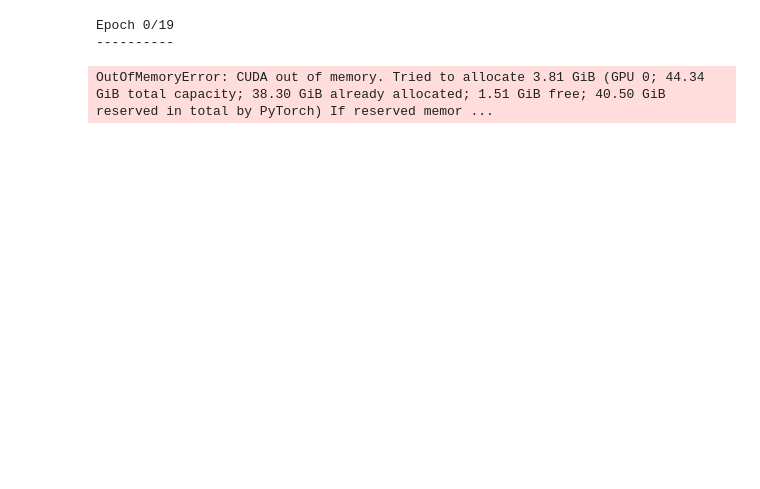
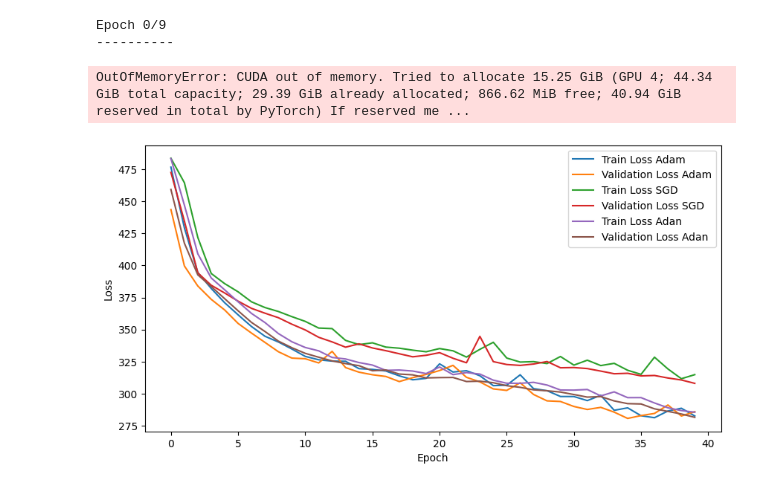
Before and after one commit to roywe/modern_optimizers_for_multiclass_tasks, a Jupyter notebook: models/audio_ecs/model.ipynb, the cells around one changed output. Saved outputs shown, nothing was run; the diff lists cells and outputs as text; code cells hidden in the pictures; blank space fills up the shorter version.

Commit message:
ecs keep moving forward - train on 100 trails (or 10 minutes) results in 20240809, 64 batch size for 100 epochs also readme and git ignore

```diff
--- a/models/audio_ecs/model.ipynb
+++ b/models/audio_ecs/model.ipynb
@@ -186,4 +126,0 @@ dataloaders = {
-# %%
-import numpy as np
-training_loss = [i.cpu().numpy().tolist() for i in training_loss]
-val_acc_history = [i.cpu().numpy().tolist() for i in val_acc_history]
@@ -192,17 +138,22 @@ NameError: name 'training_loss' is not defined
 # %%
-
+# chosen params by study:
 #ADAM:
 # Params:
-#     lr: 0.0012161288828451268
+#     lr: 0.0013026133692602524
 # SGD
-# lr: 0.0004399074848905889
-#     sgd_momentum: 0.782315314217227
+# lr: 0.0007125652519922509
+# sgd_momentum: 0.7563873393381219
 
 # Params Adan:
-#     lr: 0.0020022613730624438
-#     beta1: 0.046914599109421654
-#     beta2: 0.019381017240822685
-#     beta3: 0.010655285691959324
+# lr: 0.0012827592497598296
+#     beta1: 0.040447174303054445
+#     beta2: 0.09100408682961375
+#     beta3: 0.07247861244344776
+
+#Madgrad:
+
+# lr: 0.0019660777638754673
+#     madgrad_momentum: 0.9342888767030766
 
 
 
@@ -214,6 +165,9 @@ results_metric = {
 
     },
     'Adan':{
+
+    },
+    'Madgrad':{
 
     }
 }
@@ -228,22 +182,27 @@ config = HubertConfig(
     conv_stride=(5, 2, 2),
     conv_kernel=(10, 3, 3)
     )
-hubert_model = HubertForSequenceClassification(config).to(DEVICE)
 
-final_optimizer_configurations = {
-    'Adam': optim.Adam(hubert_model.parameters(), lr=1e-3),
-    'SGD': torch.optim.SGD(hubert_model.parameters(), lr=4e-4, momentum=0.8, nesterov=True),
-    'Adan': Adan(hubert_model.parameters(),lr = 1e-3, betas = (0.05, 0.02, 0.01), weight_decay = 0.02),
-    # 'Madgrad': ....
-}
+optimizers = ['Adan','SGD','Adam','Madgrad']
 
-for optimizer_name in final_optimizer_configurations.keys():
 
-    model, training_loss, val_acc_history = train_model(hubert_model, dataloaders, final_optimizer_configurations[optimizer_name], num_epochs=20, device=DEVICE, loss_criteria = LOSS_CRITERIA)
-    results_metric[optimizer_name]['val_accuracy'] = val_acc_history
+for optimizer_name in optimizers:
+    hubert_model = HubertForSequenceClassification(config)
+    final_optimizer_configurations = {
+    'Adam': optim.Adam(hubert_model.parameters(), lr=0.0013),
+    'SGD': torch.optim.SGD(hubert_model.parameters(), lr=0.00071, momentum=0.756, nesterov=True),
+    'Adan': Adan(hubert_model.parameters(),lr = 0.0012, betas = (0.04, 0.091, 0.072), weight_decay = 0.02),
+    'Madgrad': MADGRAD(params=hubert_model.parameters(), lr=0.0019, momentum=0.934, weight_decay=0, eps= 1e-06, decouple_decay=False)
+    }
+    hubert_model = hubert_model.to(DEVICE)
+
+    model, training_acc, val_acc_history,training_loss,val_loss = train_model(hubert_model, dataloaders,
+                                final_optimizer_configurations[optimizer_name], num_epochs=10, device=DEVICE, loss_criteria = LOSS_CRITERIA)
+    results_metric[optimizer_name]['training_acc'] = training_acc
+    results_metric[optimizer_name]['val_acc_history'] = val_acc_history
     results_metric[optimizer_name]['training_loss'] = training_loss
+    results_metric[optimizer_name]['val_loss'] = val_loss
     results_metric[optimizer_name]['model'] = model
-    # hubert_model = HubertForSequenceClassification(config).to(DEVICE)
 # optim.Adam(model.parameters(), lr=3e-4)
 # torch.optim.SGD(model.parameters(), lr=learning_rate, momentum=0.9, nesterov=True)
 # optim = Adan(model.parameters(),lr = 1e-3,                  # learning rate (can be much higher than Adam, up to 5-10x)
@@ -251,6 +210,22 @@ for optimizer_name in final_optimizer_configurations.keys():
 #     weight_decay = 0.02         # weight decay 0.02 is optimal per author
 # )
 # %% [output]
-Epoch 0/19
+Epoch 0/9
 ----------
-OutOfMemoryError: CUDA out of memory. Tried to allocate 3.81 GiB (GPU 0; 44.34 GiB total capacity; 38.30 GiB already allocated; 1.51 GiB free; 40.50 GiB reserved in total by PyTorch) If reserved memor ...
+OutOfMemoryError: CUDA out of memory. Tried to allocate 15.25 GiB (GPU 4; 44.34 GiB total capacity; 29.39 GiB already allocated; 866.62 MiB free; 40.94 GiB reserved in total by PyTorch) If reserved me ...
+# %%
+plt.figure(figsize=(10, 5))
+for opt in results_metric:
+    d = results_metric[opt]
+    training_loss = [i for i in d['training_loss']]#.cpu().numpy().tolist()
+    val_acc_history = [i for i in d['val_loss']]#.cpu().numpy().tolist()
+    # plot_results(training_loss,val_acc_history)
+
+    plt.plot(training_loss, label=f'Train Loss {opt}')
+    plt.plot(val_acc_history, label=f'Validation Loss {opt}')
+plt.xlabel('Epoch')
+plt.ylabel('Loss')
+plt.legend()
+plt.show()
+# %% [output]
+[figure, added]
```
Also changed, not shown: parts of 12 cells of this notebook, 5 other files.
